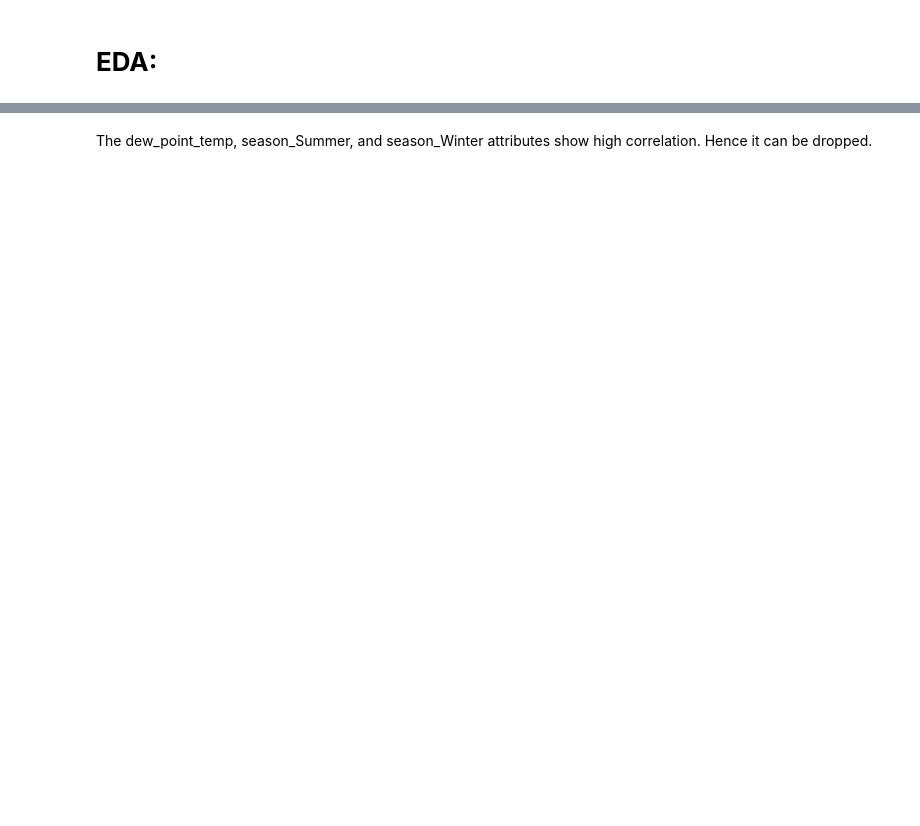
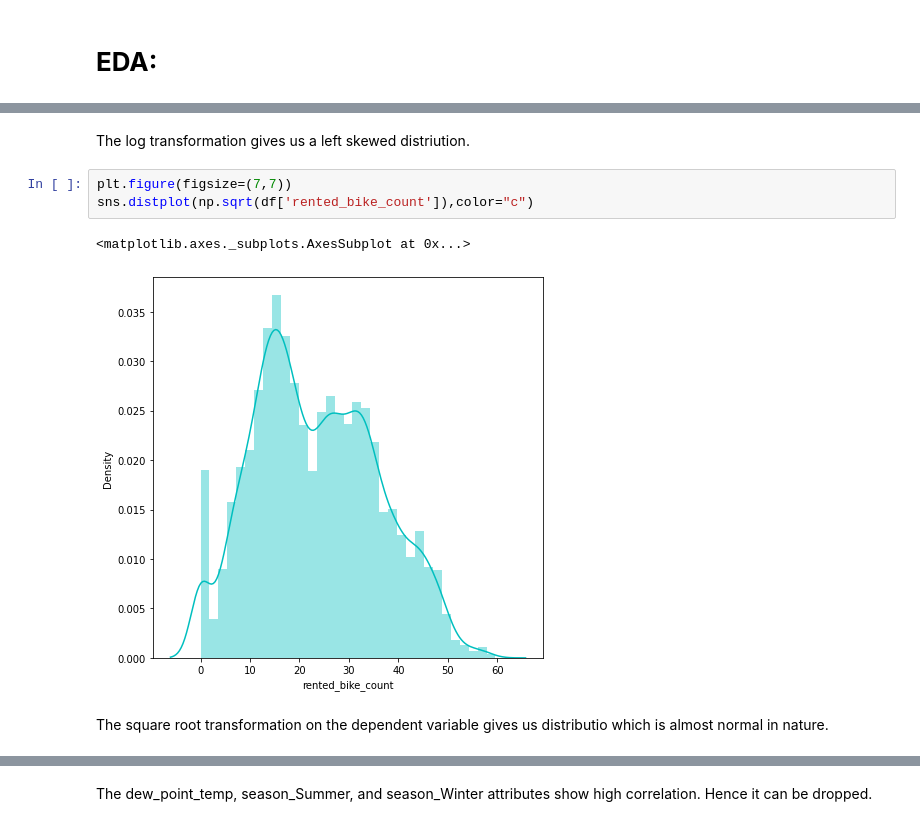
Before and after one commit to VaibhavBhusawale/-Bike-Sharing-Demand-Prediction, a Jupyter notebook: Bike_Sharing_Demand_Prediction_Capstone_Project_(Shaloy,_Smriti,_Vaibhav).ipynb, the cells around one changed output, grey strips where cells are left out. Saved outputs shown, nothing was run; the diff lists cells and outputs as text; blank space fills up the shorter version.

```diff
--- a/Bike_Sharing_Demand_Prediction_Capstone_Project_(Shaloy,_Smriti,_Vaibhav).ipynb
+++ b/Bike_Sharing_Demand_Prediction_Capstone_Project_(Shaloy,_Smriti,_Vaibhav).ipynb
@@ -386,0 +316,10 @@ Name: rented_bike_count, dtype: float64
+# %% [markdown]
+The log transformation gives us a left skewed distriution.
+# %%
+plt.figure(figsize=(7,7))
+sns.distplot(np.sqrt(df['rented_bike_count']),color="c")
+# %% [output]
+<matplotlib.axes._subplots.AxesSubplot at 0x...>
+[figure, added]
+# %% [markdown]
+The square root transformation on the dependent variable gives us distributio which is almost normal in nature.
```
Also changed, not shown: parts of 55 cells of this notebook.
